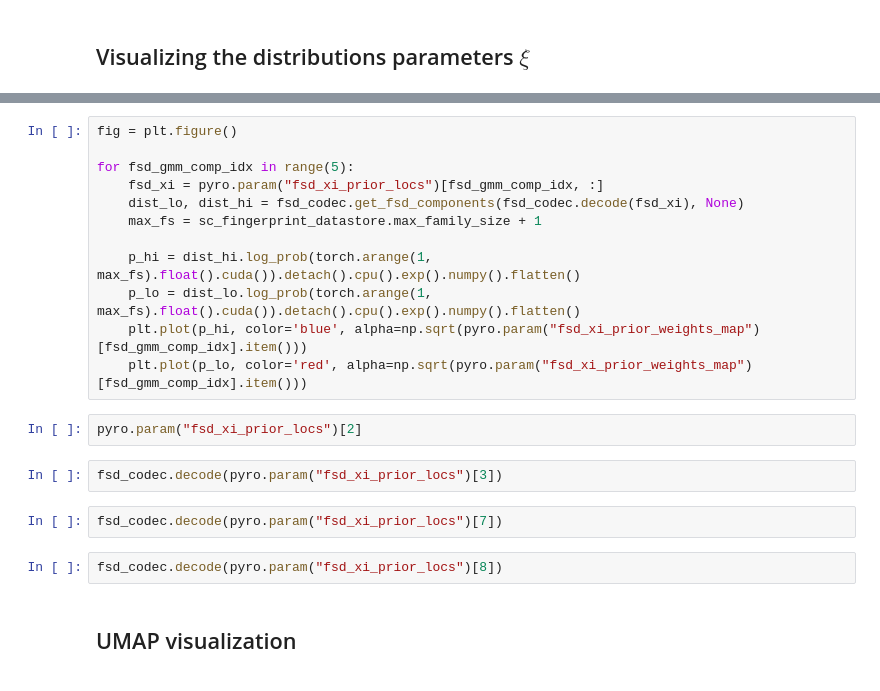
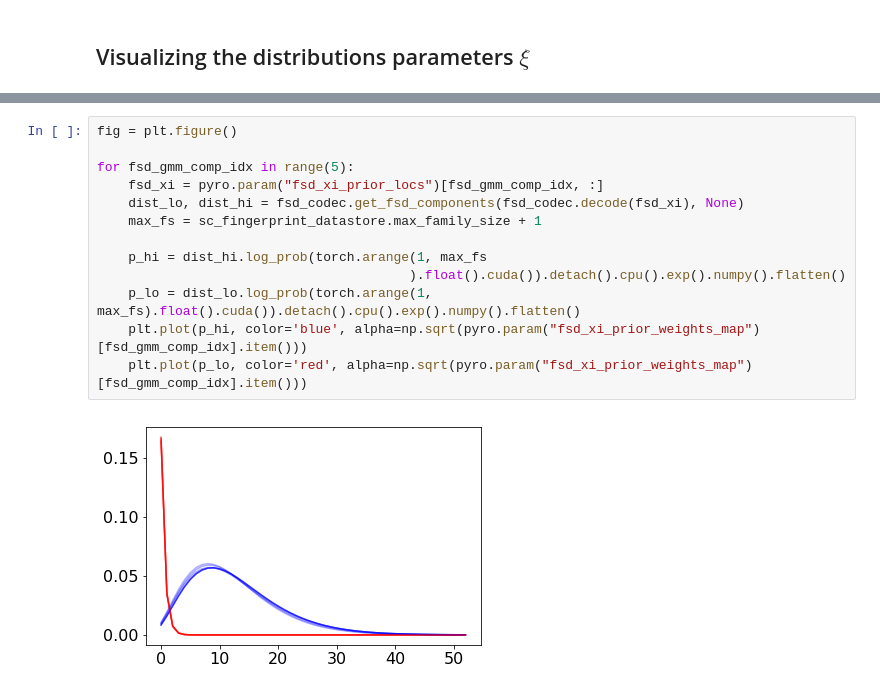
Before and after one commit to broadinstitute/CellBender, a Jupyter notebook: proto/chimera/notebooks/sc_fsd_mixture_model.ipynb, the cells around one changed output, grey strips where cells are left out. Cells and saved outputs as stored; diff of their text form.

```diff
--- a/proto/chimera/notebooks/sc_fsd_mixture_model.ipynb
+++ b/proto/chimera/notebooks/sc_fsd_mixture_model.ipynb
@@ -812,22 +700,15 @@ plt.legend()
 # %%
 fig = plt.figure()
 
 for fsd_gmm_comp_idx in range(5):
     fsd_xi = pyro.param("fsd_xi_prior_locs")[fsd_gmm_comp_idx, :]
     dist_lo, dist_hi = fsd_codec.get_fsd_components(fsd_codec.decode(fsd_xi), None)
     max_fs = sc_fingerprint_datastore.max_family_size + 1
 
-    p_hi = dist_hi.log_prob(torch.arange(1, max_fs).float().cuda()).detach().cpu().exp().numpy().flatten()
+    p_hi = dist_hi.log_prob(torch.arange(1, max_fs
+                                        ).float().cuda()).detach().cpu().exp().numpy().flatten()
     p_lo = dist_lo.log_prob(torch.arange(1, max_fs).float().cuda()).detach().cpu().exp().numpy().flatten()
     plt.plot(p_hi, color='blue', alpha=np.sqrt(pyro.param("fsd_xi_prior_weights_map")[fsd_gmm_comp_idx].item()))
     plt.plot(p_lo, color='red', alpha=np.sqrt(pyro.param("fsd_xi_prior_weights_map")[fsd_gmm_comp_idx].item()))
+# %% [output]
+[figure, added]
-# %%
-pyro.param("fsd_xi_prior_locs")[2]
-# %%
-fsd_codec.decode(pyro.param("fsd_xi_prior_locs")[3])
-# %%
-fsd_codec.decode(pyro.param("fsd_xi_prior_locs")[7])
-# %%
-fsd_codec.decode(pyro.param("fsd_xi_prior_locs")[8])
-# %% [markdown]
-## UMAP visualization
```
Also changed, not shown: parts of 30 cells of this notebook.
